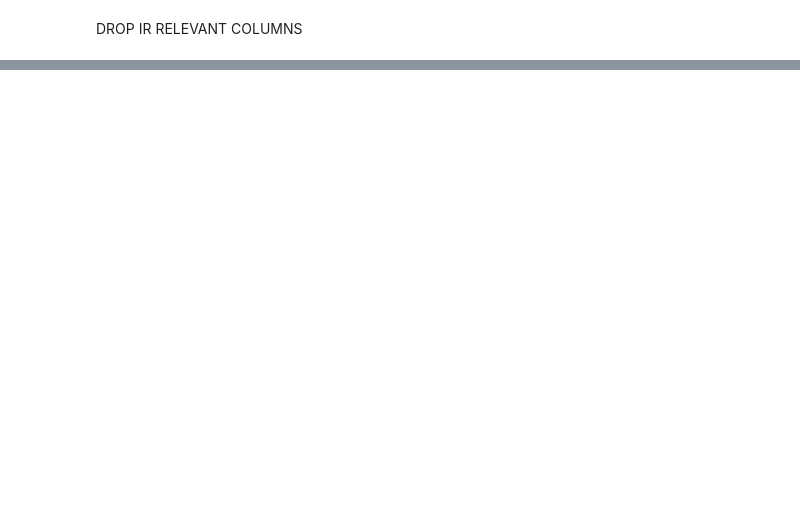
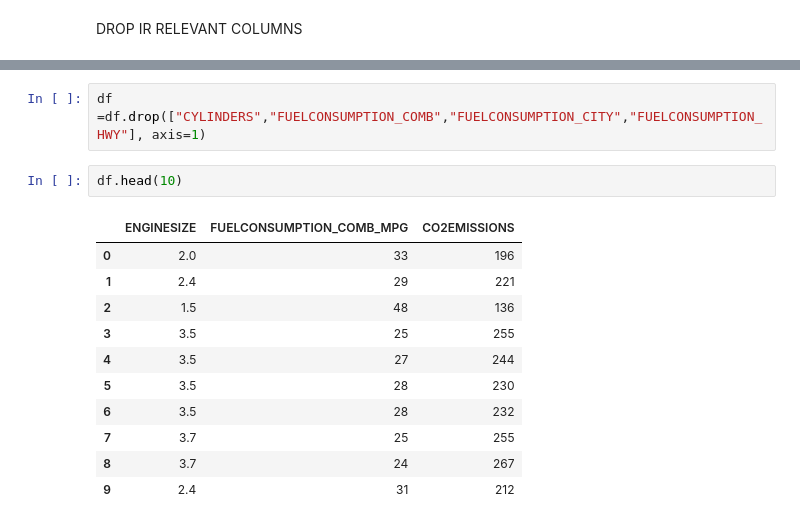
Before and after one commit to toRK25/Multi-Regression, a Jupyter notebook: try.ipynb, the cells around one changed output, grey strips where cells are left out. Cells and saved outputs as stored; diff of their text form; blank space fills up the shorter version.

```diff
--- a/try.ipynb
+++ b/try.ipynb
@@ -79,0 +91,16 @@ df.head()
+# %%
+df =df.drop(["CYLINDERS","FUELCONSUMPTION_COMB","FUELCONSUMPTION_CITY","FUELCONSUMPTION_HWY"], axis=1)
+# %%
+df.head(10)
+# %% [output]
+|  | ENGINESIZE | FUELCONSUMPTION_COMB_MPG | CO2EMISSIONS |
+| 0 | 2.0 | 33 | 196 |
+| 1 | 2.4 | 29 | 221 |
+| 2 | 1.5 | 48 | 136 |
+| 3 | 3.5 | 25 | 255 |
+| 4 | 3.5 | 27 | 244 |
+| 5 | 3.5 | 28 | 230 |
+| 6 | 3.5 | 28 | 232 |
+| 7 | 3.7 | 25 | 255 |
+| 8 | 3.7 | 24 | 267 |
+| 9 | 2.4 | 31 | 212 |
```
Also changed, not shown: parts of 5 cells of this notebook.
